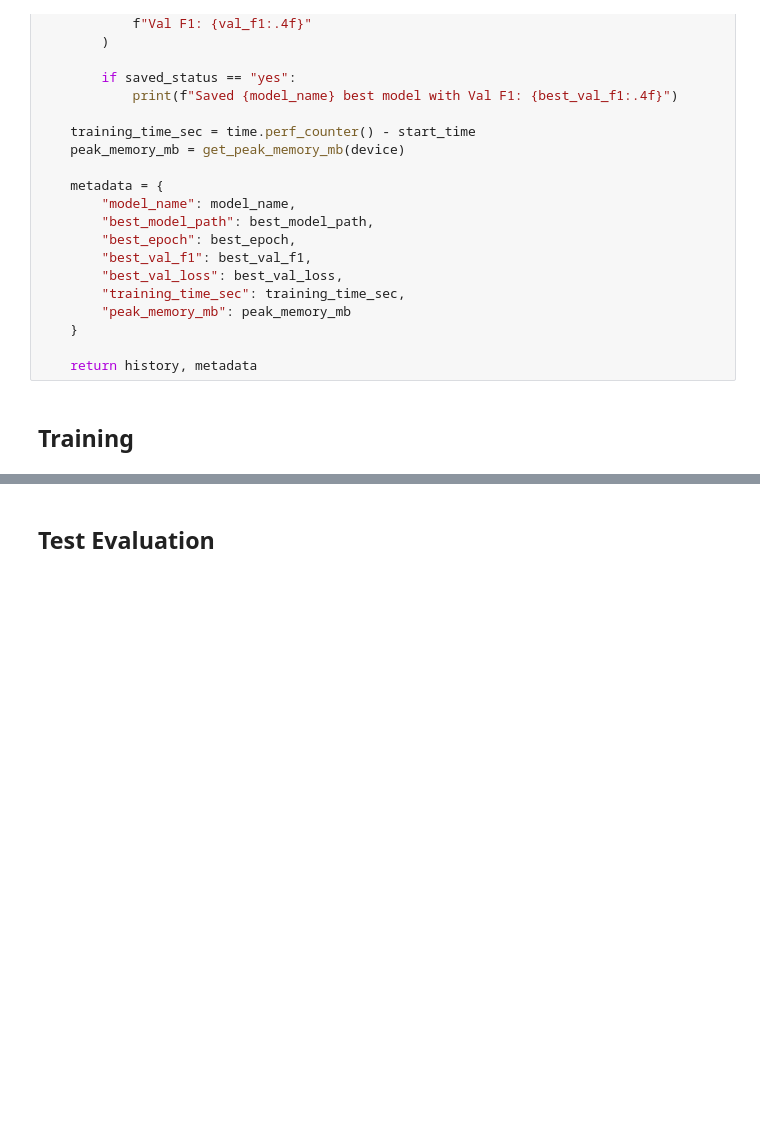
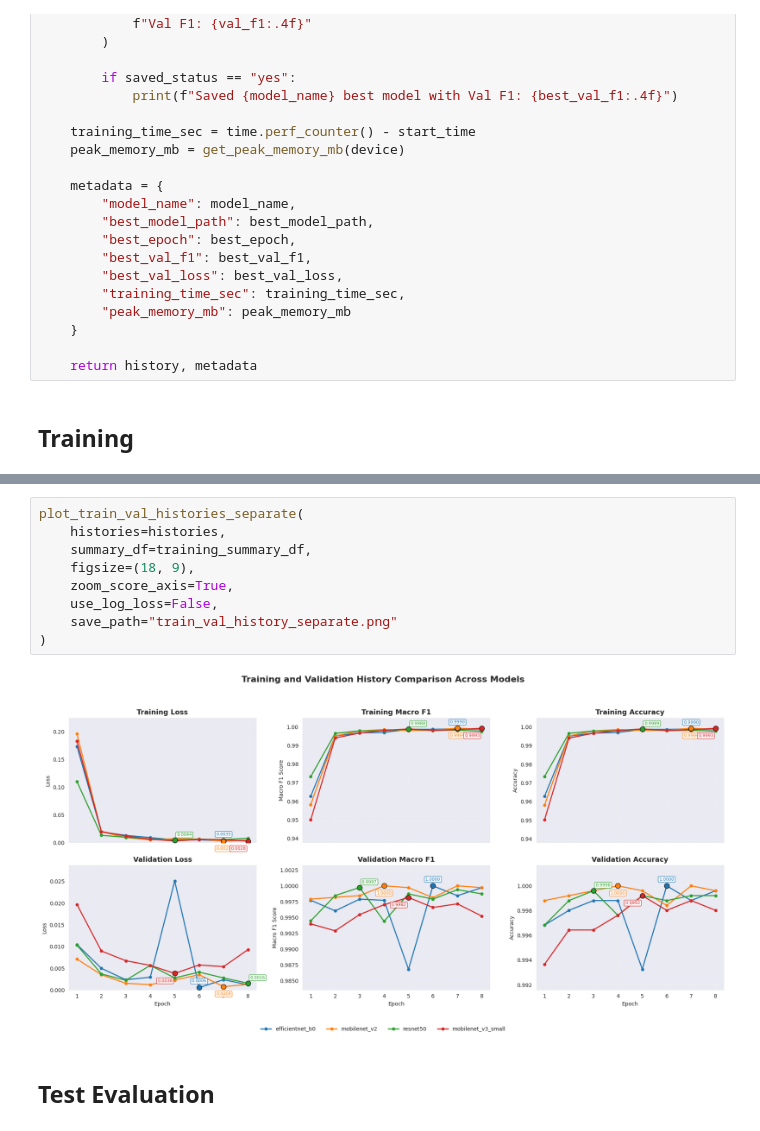
Before and after one commit to jiksrun/capstone, a Jupyter notebook: notebook/CAPSTONE_MODELING_ALL.ipynb, the cells around one changed output, grey strips where cells are left out. Saved outputs shown, nothing was run; the diff lists cells and outputs as text; blank space fills up the shorter version.

```diff
--- a/notebook/CAPSTONE_MODELING_ALL.ipynb
+++ b/notebook/CAPSTONE_MODELING_ALL.ipynb
@@ -886,3 +1277,14 @@ mobilenet_v3_small | Epoch [8/8] Train Loss: 0.0040 | Train Acc: 0.9987 | Train
+# %%
+plot_train_val_histories_separate(
+    histories=histories,
+    summary_df=training_summary_df,
+    figsize=(18, 9),
+    zoom_score_axis=True,
+    use_log_loss=False,
+    save_path="train_val_history_separate.png"
+)
+# %% [output]
+[figure, added]
 # %% [markdown]
 ## Test Evaluation
 # %%
```
Also changed, not shown: parts of 15 cells of this notebook, 2 other files.
